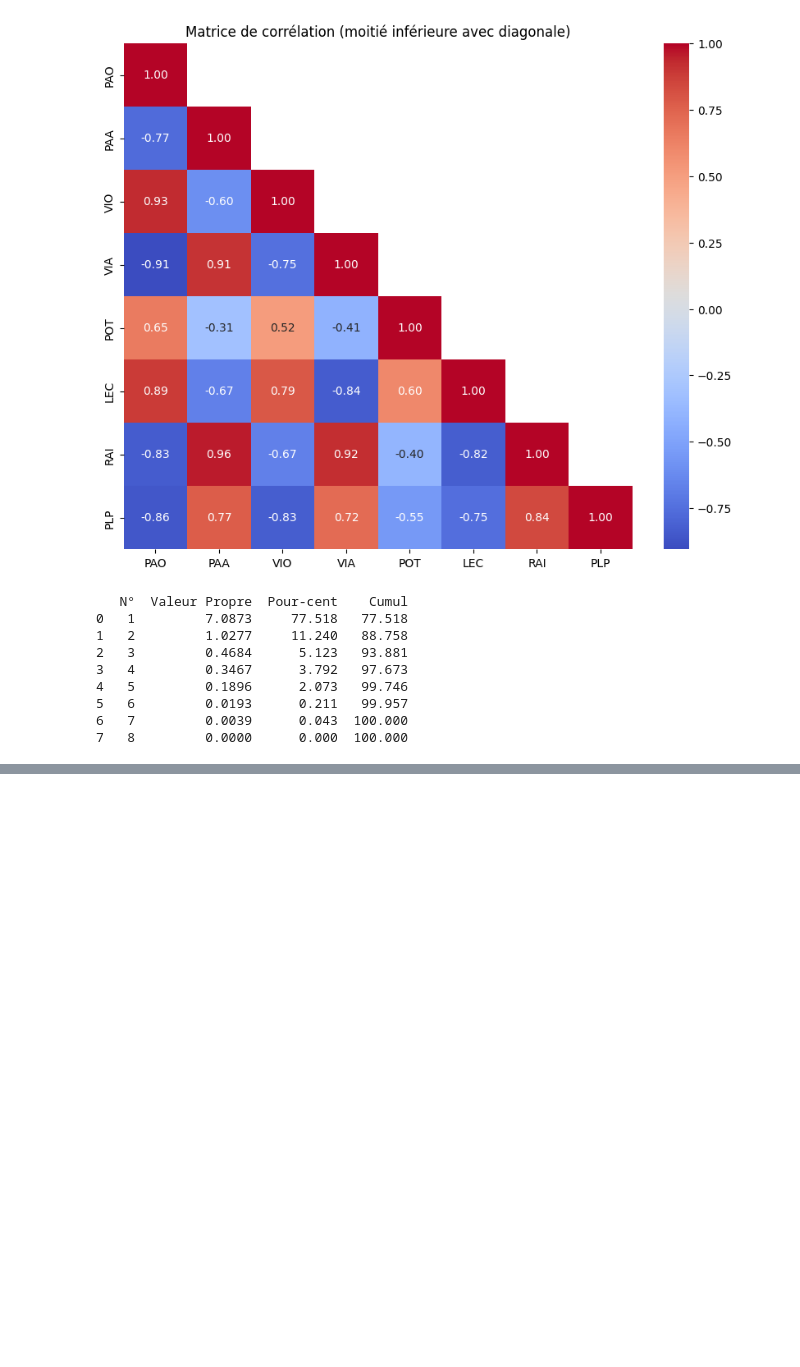
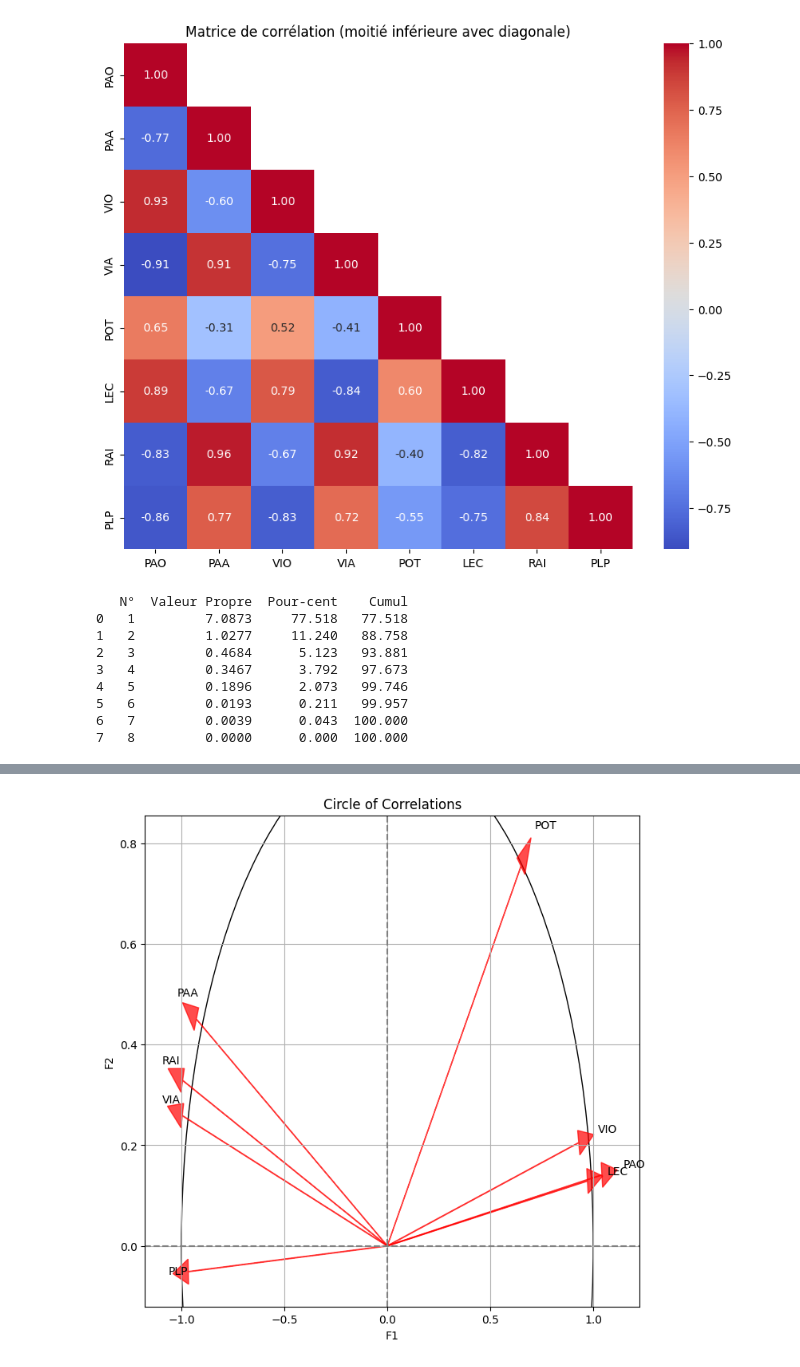
Before and after one commit to FirasKahlaoui/acp-project, a Jupyter notebook: ACP_VIz.ipynb, the cells around one changed output, grey strips where cells are left out. Cells and saved outputs as stored; diff of their text form; code cells hidden in the pictures; blank space fills up the shorter version.

Commit message:
Circle of correlation

```diff
--- a/ACP_VIz.ipynb
+++ b/ACP_VIz.ipynb
@@ -121,0 +188,26 @@ plt.show()
+# %%
+import matplotlib.pyplot as plt
+
+# Compute correlations between variables and components
+correlations = np.dot(pca.components_[:2, :].T, np.diag(np.sqrt(eigenvalues[:2])))
+
+# Create the circle of correlations
+plt.figure(figsize=(8, 8))
+circle = plt.Circle((0, 0), 1, color='black', fill=False)
+plt.gca().add_artist(circle)
+
+# Plot variables as vectors with horizontal mirroring
+for i in range(correlations.shape[0]):
+    plt.arrow(0, 0, -correlations[i, 0], correlations[i, 1], color='red', alpha=0.7, head_width=0.05)
+    plt.text(-correlations[i, 0] * 1.1, correlations[i, 1] * 1.1, numeric_data.columns[i], color='black')
+
+# Add grid and labels
+plt.axhline(0, color='grey', linestyle='--')
+plt.axvline(0, color='grey', linestyle='--')
+plt.xlabel('F1')
+plt.ylabel('F2')
+plt.title('Circle of Correlations')
+plt.grid()
+plt.show()
+# %% [output]
+[figure, added]
```
Also changed, not shown: parts of 4 cells of this notebook.
